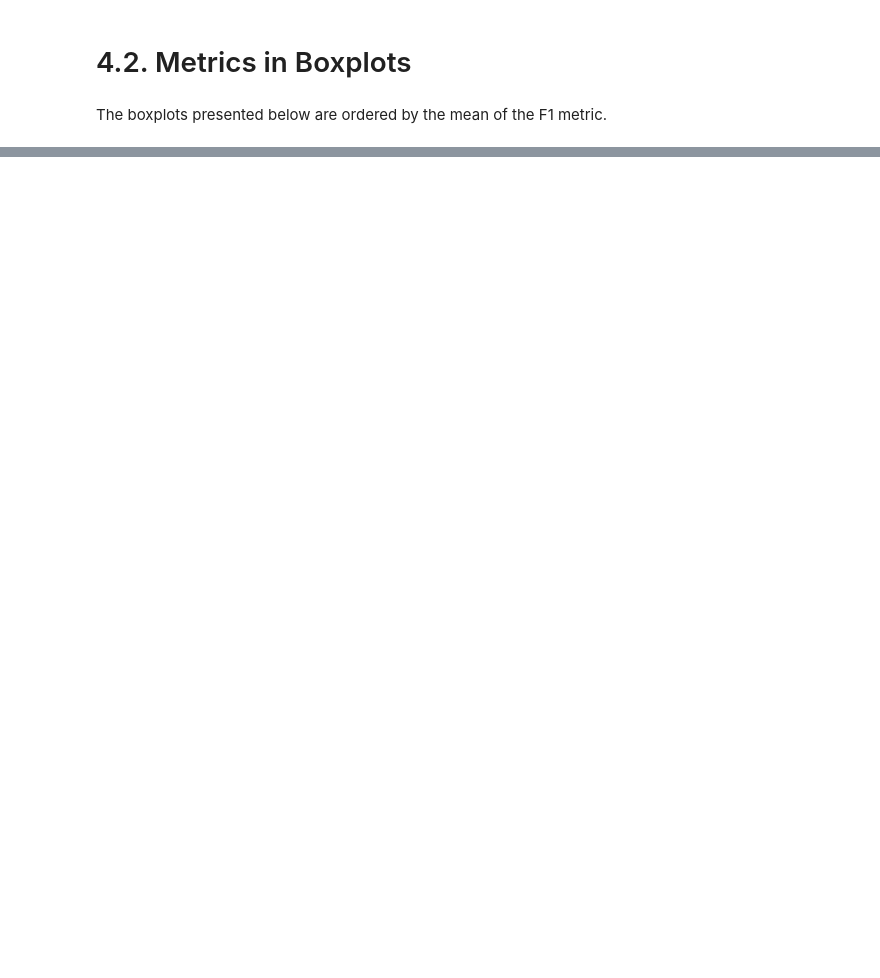
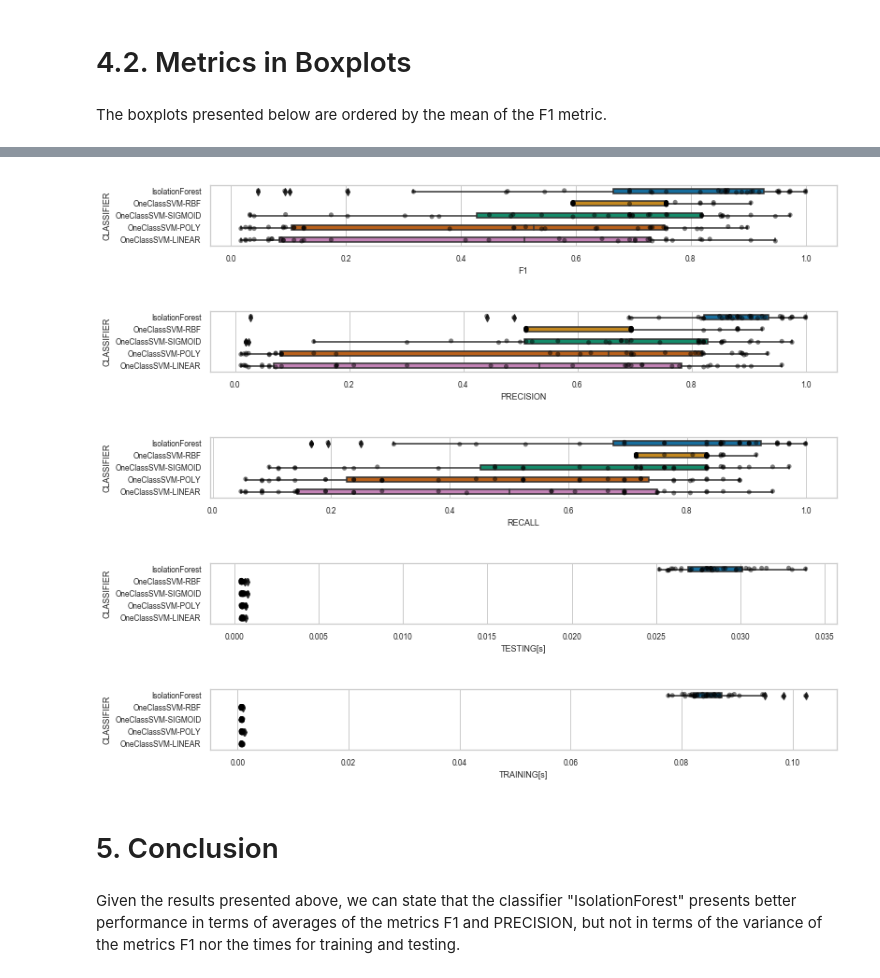
Before and after one commit to ricardovvargas/3w_dataset, a Jupyter notebook: demos/demo_3_example_of_anomaly_detection_implementation.ipynb, the cells around one changed output, grey strips where cells are left out. Cells and saved outputs as stored; diff of their text form; code cells hidden in the pictures; blank space fills up the shorter version.

```diff
--- a/demos/demo_3_example_of_anomaly_detection_implementation.ipynb
+++ b/demos/demo_3_example_of_anomaly_detection_implementation.ipynb
@@ -413,7 +441,7 @@ The boxplots presented below are ordered by the mean of the F1 metric.
 # %%
 sns.set(font_scale=0.75, style="whitegrid")
 for score in scores.columns.drop(['CLASSIFIER']):
-    plt.figure(figsize=(8,1.2))
+    plt.figure(figsize=(12,1.2))
     bplot=sns.boxplot(y='CLASSIFIER', x=score, data=scores, width=0.4,
                       palette='colorblind', order=list(score_table.index));
     bplot=sns.stripplot(y='CLASSIFIER', x=score, data=scores, jitter=True, marker='o',
@@ -426,0 +450,9 @@ for score in scores.columns.drop(['CLASSIFIER']):
+[figure, added]
+[figure, added]
+[figure, added]
+[figure, added]
+[figure, added]
+# %% [markdown]
+# 5. Conclusion
+# %% [markdown]
+Given the results presented above, we can state that the classifier "IsolationForest" presents better performance in terms of averages of the metrics F1 and PRECISION, but not in terms of the variance of the metrics F1 nor the times for training and testing.
```
Also changed, not shown: parts of 13 cells of this notebook, 2 other files.
